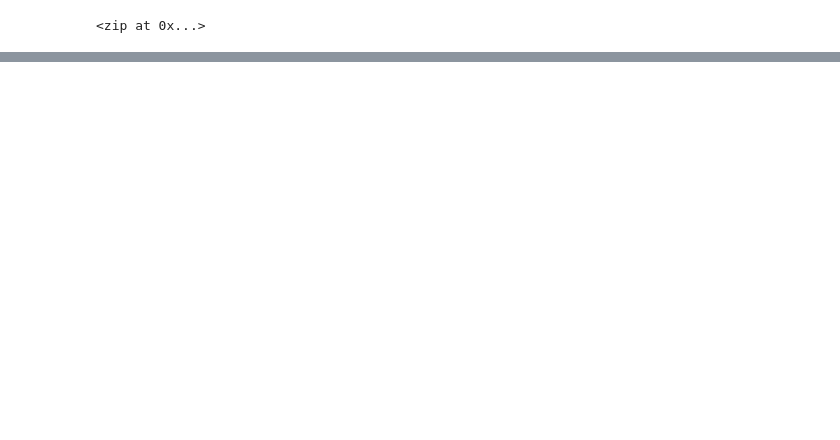
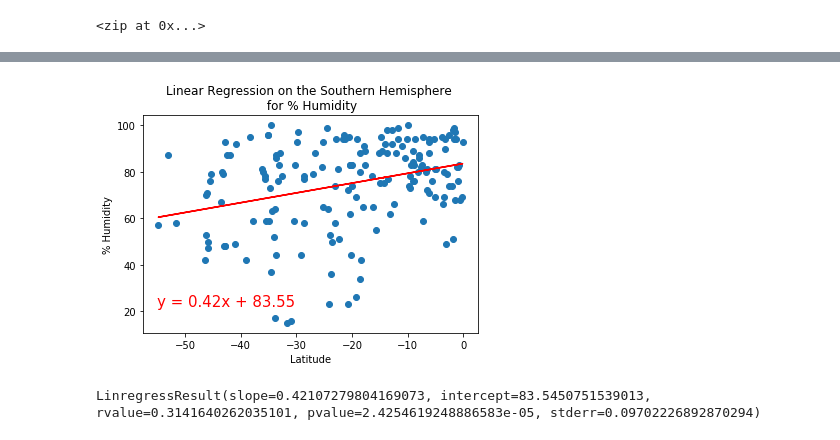
Before and after one commit to SandySChuang/World_Weather_Analysis, a Jupyter notebook: WeatherPy.ipynb, the cells around one changed output, grey strips where cells are left out. Cells and saved outputs as stored; diff of their text form; code cells hidden in the pictures; blank space fills up the shorter version.

```diff
--- a/WeatherPy.ipynb
+++ b/WeatherPy.ipynb
@@ -234,0 +307,10 @@ plt.show()
+# %%
+# Linear regression on the Southern Hemisphere
+x_values = southern_hemi_df["Lat"]
+y_values = southern_hemi_df["Humidity"]
+# Call the function
+plot_linear_regression(x_values, y_values, "Linear Regression on the Southern Hemisphere \n for % Humidity", "% Humidity", (-55,22))
+linregress(x_values, y_values)
+# %% [output]
+[figure, added]
+LinregressResult(slope=0.42107279804169073, intercept=83.5450751539013, rvalue=0.3141640262035101, pvalue=2.4254619248886583e-05, stderr=0.09702226892870294)
```
Also changed, not shown: parts of 20 cells of this notebook, 6 other files.
